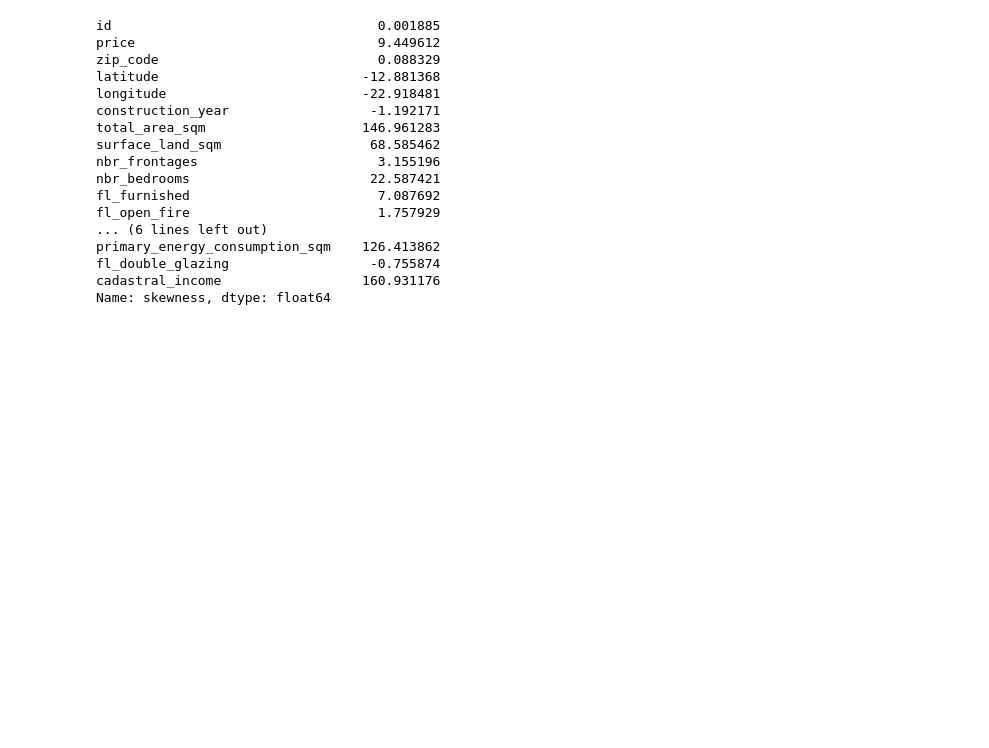
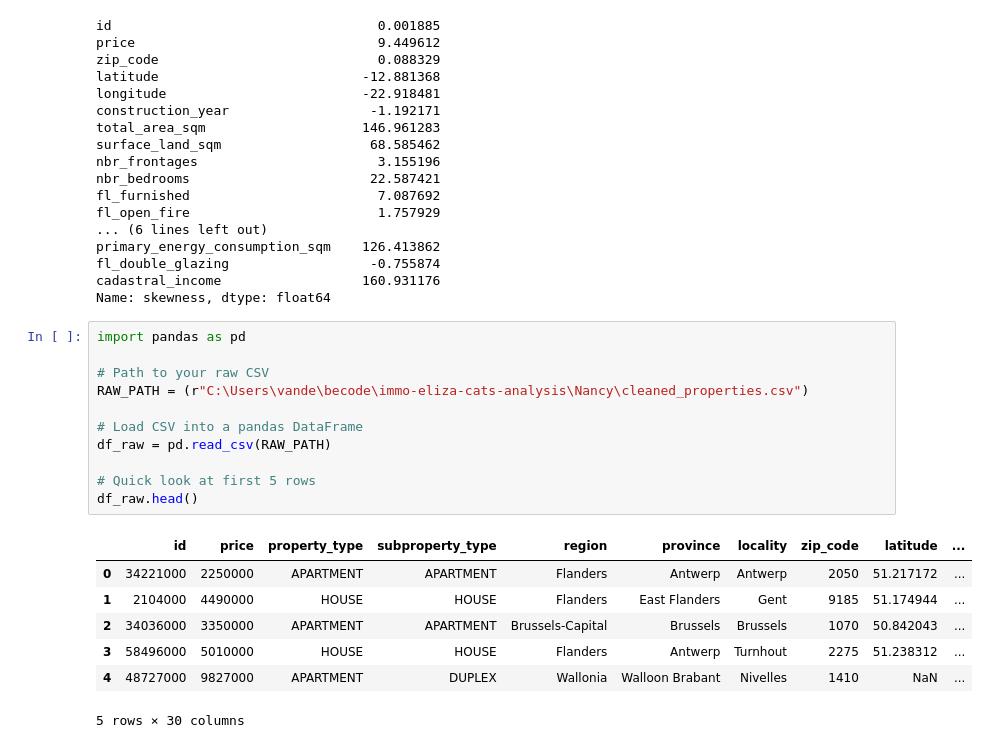
Before and after one commit to Lalovan/Real-estate-price-prediction-Data-analysis, a Jupyter notebook: Nancy/summary.ipynb, the cells around one changed output. Cells and saved outputs as stored; diff of their text form; blank space fills up the shorter version.

```diff
--- a/Nancy/summary.ipynb
+++ b/Nancy/summary.ipynb
@@ -70,3 +70,22 @@ primary_energy_consumption_sqm    126.413862
 fl_double_glazing                  -0.755874
 cadastral_income                  160.931176
 Name: skewness, dtype: float64
+# %%
+import pandas as pd
+
+# Path to your raw CSV
+RAW_PATH = (r"C:\Users\vande\becode\immo-eliza-cats-analysis\Nancy\cleaned_properties.csv")
+
+# Load CSV into a pandas DataFrame
+df_raw = pd.read_csv(RAW_PATH)
+
+# Quick look at first 5 rows
+df_raw.head()
+# %% [output]
+|  | id | price | property_type | subproperty_type | region | province | locality | zip_code | latitude | ... |
+| 0 | 34221000 | 2250000 | APARTMENT | APARTMENT | Flanders | Antwerp | Antwerp | 2050 | 51.217172 | ... |
+| 1 | 2104000 | 4490000 | HOUSE | HOUSE | Flanders | East Flanders | Gent | 9185 | 51.174944 | ... |
+| 2 | 34036000 | 3350000 | APARTMENT | APARTMENT | Brussels-Capital | Brussels | Brussels | 1070 | 50.842043 | ... |
+| 3 | 58496000 | 5010000 | HOUSE | HOUSE | Flanders | Antwerp | Turnhout | 2275 | 51.238312 | ... |
+| 4 | 48727000 | 9827000 | APARTMENT | DUPLEX | Wallonia | Walloon Brabant | Nivelles | 1410 | NaN | ... |
+5 rows × 30 columns
```
Also changed, not shown: parts of 3 cells of this notebook, 1 other file.
